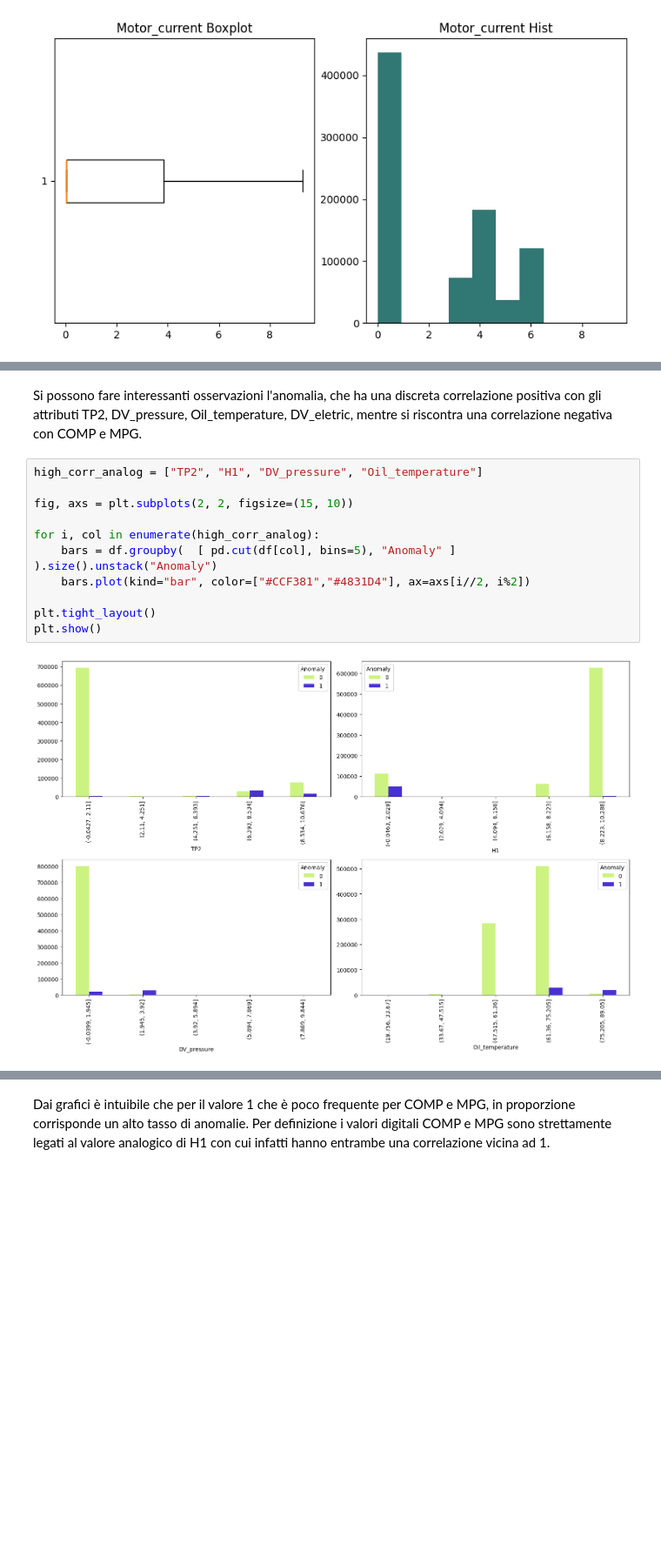
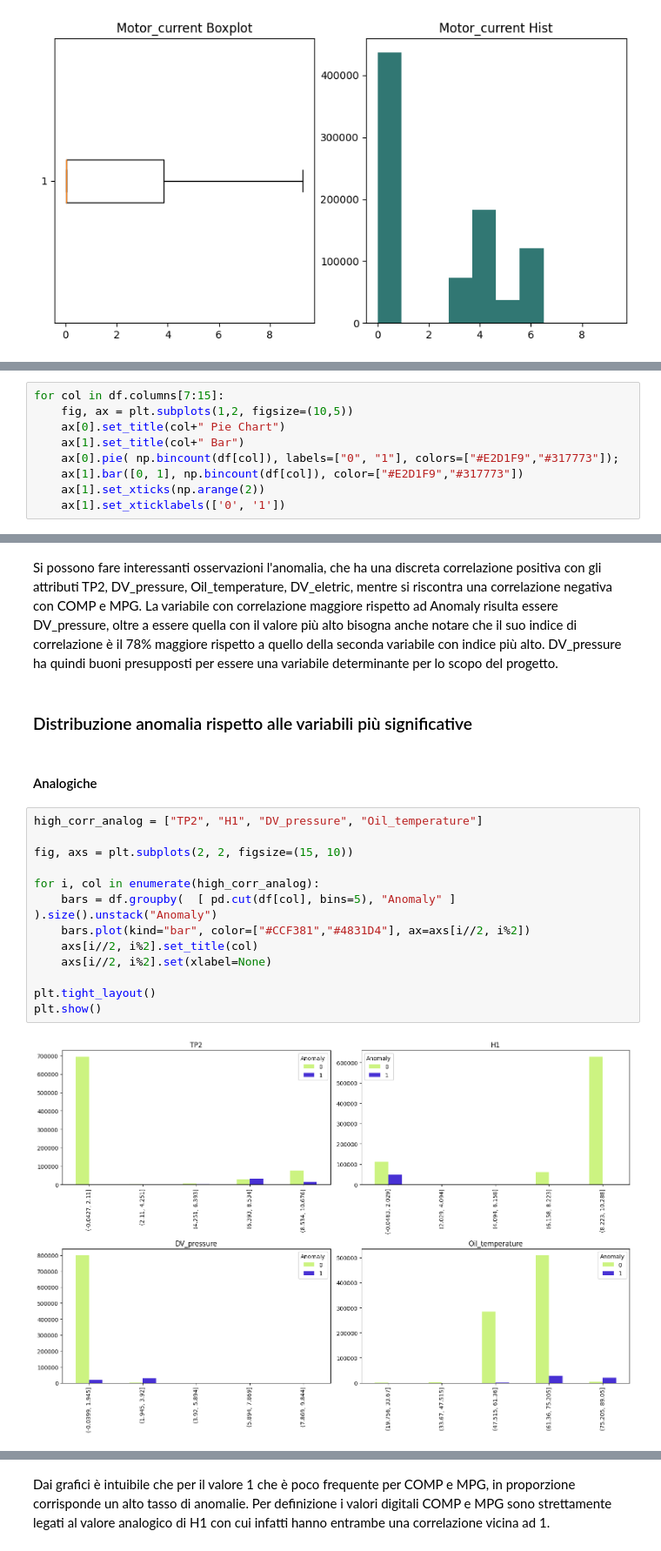
Before and after one commit to AlessandroSciarrillo/DIA-project, a Jupyter notebook: test_metro3.ipynb, the cells around one changed output, grey strips where cells are left out. Shown at 87% size. Cells and saved outputs as stored; diff of their text form; blank space fills up the shorter version.

```diff
--- a/test_metro3.ipynb
+++ b/test_metro3.ipynb
@@ -220,0 +260,9 @@ for col in df.columns[:7]:
+# %%
+for col in df.columns[7:15]:
+    fig, ax = plt.subplots(1,2, figsize=(10,5))
+    ax[0].set_title(col+" Pie Chart")
+    ax[1].set_title(col+" Bar")
+    ax[0].pie( np.bincount(df[col]), labels=["0", "1"], colors=["#E2D1F9","#317773"]);
+    ax[1].bar([0, 1], np.bincount(df[col]), color=["#E2D1F9","#317773"])
+    ax[1].set_xticks(np.arange(2))
+    ax[1].set_xticklabels(['0', '1'])
@@ -236,16 +290,23 @@ plt.show()
 # %% [markdown]
-Si possono fare interessanti osservazioni l'anomalia, che ha una discreta correlazione positiva con gli attributi TP2, DV_pressure, Oil_temperature, DV_eletric, mentre si riscontra una correlazione negativa con COMP e MPG.
+Si possono fare interessanti osservazioni l'anomalia, che ha una discreta correlazione positiva con gli attributi TP2, DV_pressure, Oil_temperature, DV_eletric, mentre si riscontra una correlazione negativa con COMP e MPG. </br>
+La variabile con correlazione maggiore rispetto ad Anomaly risulta essere DV_pressure, oltre a essere quella con il valore più alto bisogna anche notare che il suo indice di correlazione è il 78% maggiore rispetto a quello della seconda variabile con indice più alto. DV_pressure ha quindi buoni presupposti per essere una variabile determinante per lo scopo del progetto.
+# %% [markdown]
+### Distribuzione anomalia rispetto alle variabili più significative
+# %% [markdown]
+#### Analogiche
 # %%
 high_corr_analog = ["TP2", "H1", "DV_pressure", "Oil_temperature"]
 
 fig, axs = plt.subplots(2, 2, figsize=(15, 10))
 
 for i, col in enumerate(high_corr_analog):
     bars = df.groupby(  [ pd.cut(df[col], bins=5), "Anomaly" ]  ).size().unstack("Anomaly")
     bars.plot(kind="bar", color=["#CCF381","#4831D4"], ax=axs[i//2, i%2])
+    axs[i//2, i%2].set_title(col)
+    axs[i//2, i%2].set(xlabel=None)
 
 plt.tight_layout()
 plt.show()
 # %% [output]
-[figure, old version]
+[figure, new version]
 # %% [markdown]
```
Also changed, not shown: parts of 83 cells of this notebook.
